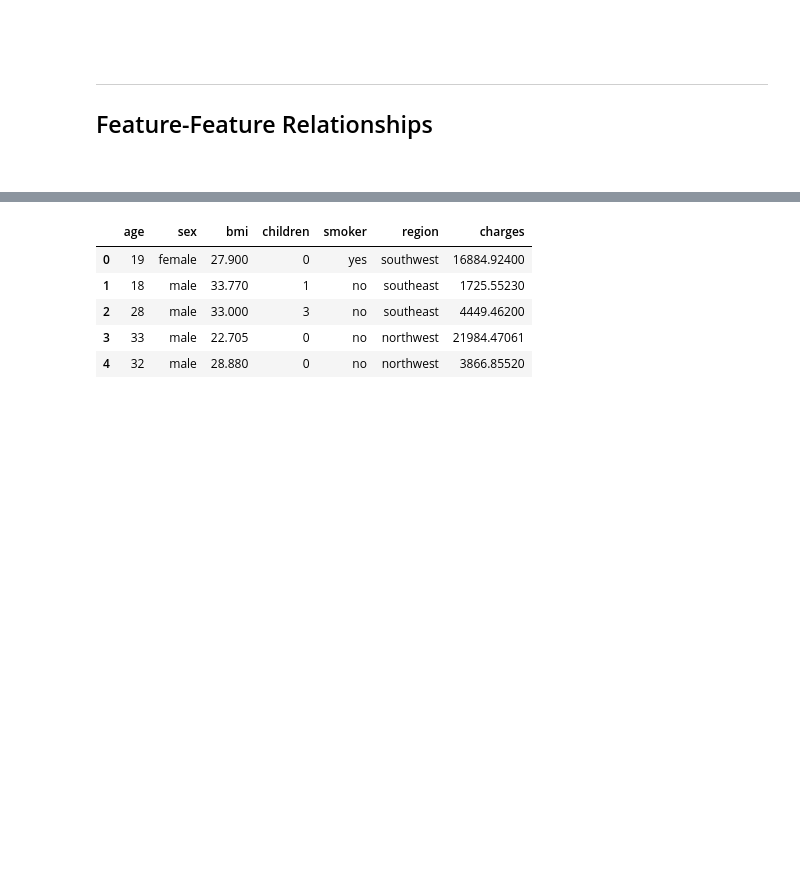
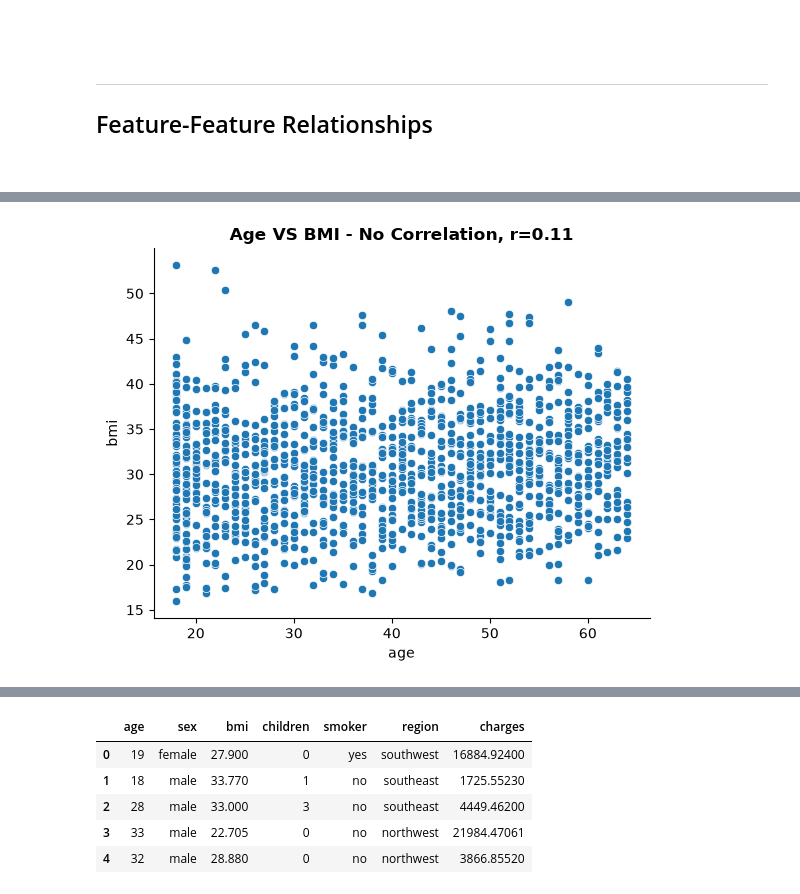
Before and after one commit to MiltonValleL/regression-and-forecasting, a Jupyter notebook: notebooks/01.pre-modelling.ipynb, the cells around one changed output, grey strips where cells are left out. Drawn from its saved outputs; the diff is of its cells as text; code cells hidden in the pictures; blank space fills up the shorter version.

```diff
--- a/notebooks/01.pre-modelling.ipynb
+++ b/notebooks/01.pre-modelling.ipynb
@@ -495,0 +520,6 @@ for ax, row, c in zip(ax.flat, cat_bar, color_plot[2:4]):
+# %%
+sns.scatterplot(data=insurance, x='age', y='bmi')
+plt.title('Age VS BMI - No Correlation, r=0.11', fontweight='bold')
+sns.despine()
+# %% [output]
+[figure, added]
```
Also changed, not shown: parts of 6 cells of this notebook.
